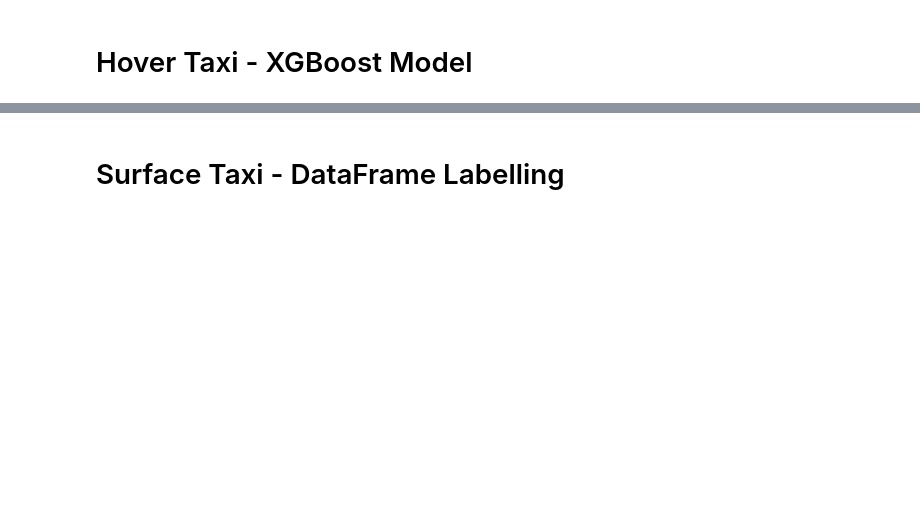
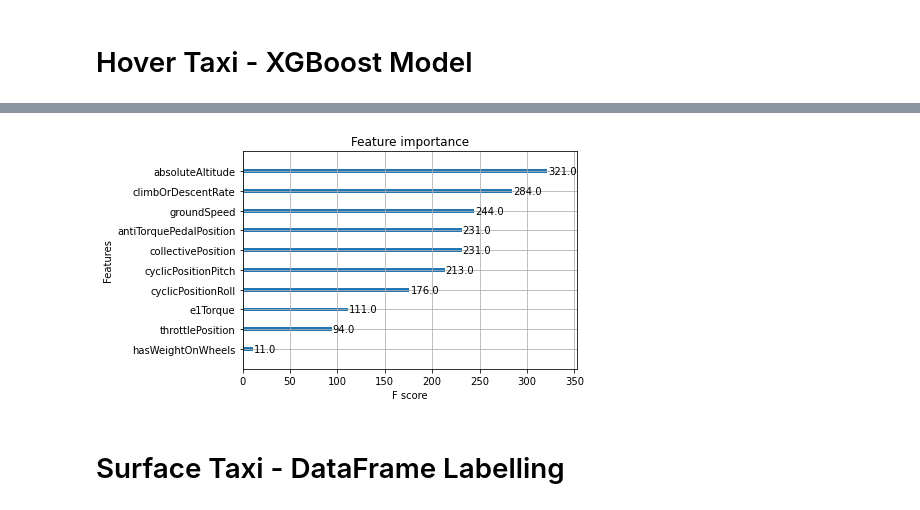
Before and after one commit to twolf190/Valkyrie, a Jupyter notebook: ML/ML_kvd_xgboost.ipynb, the cells around one changed output, grey strips where cells are left out. Cells and saved outputs as stored; diff of their text form; code cells hidden in the pictures; blank space fills up the shorter version.

```diff
--- a/ML/ML_kvd_xgboost.ipynb
+++ b/ML/ML_kvd_xgboost.ipynb
@@ -262,3 +269,8 @@ plt.show()
+# %%
+plot_importance(hover_model)
+plt.show()
+# %% [output]
+[figure, added]
 # %% [markdown]
 # Surface Taxi - DataFrame Labelling
 # %%
```
Also changed, not shown: parts of 47 cells of this notebook.
